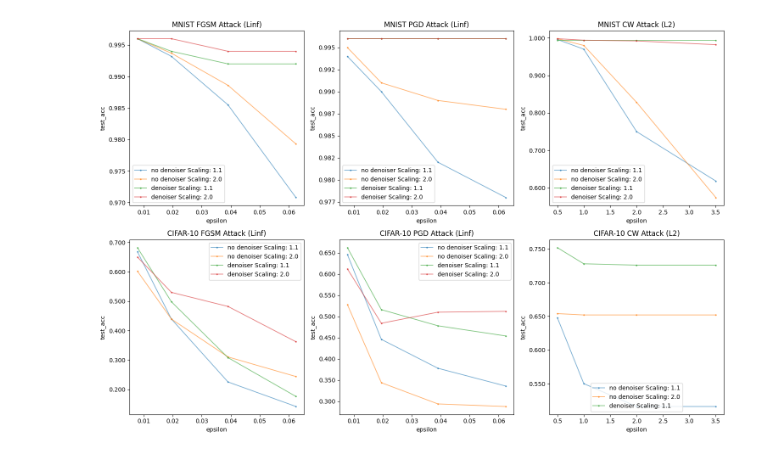
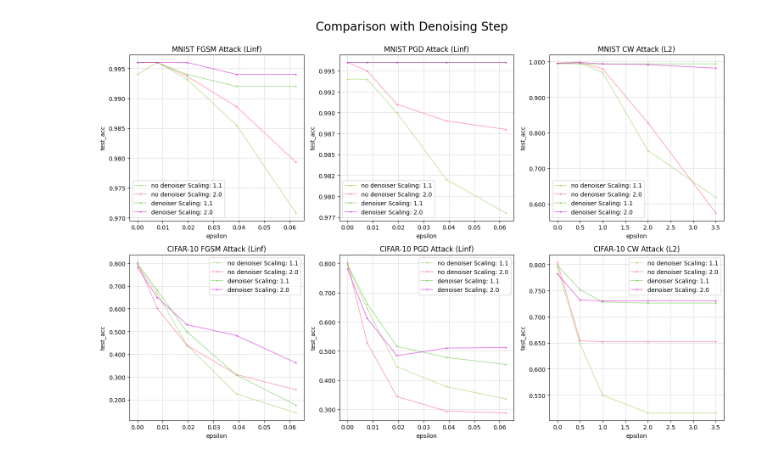
Before and after one commit to JasonTang99/gaussian-pyramid-defense, a Jupyter notebook: plot_exp.ipynb, the cells around one changed output. Cells and saved outputs as stored; diff of their text form; code cells hidden in the pictures.

```diff
--- a/plot_exp.ipynb
+++ b/plot_exp.ipynb
@@ -77,7 +78,7 @@ fastadv_df = dicts_to_df(fgsm, pgd, cw, fgsm_pgd_cols, cw_cols)
 # read ensemble results
 fgsm, pgd, cw = {}, {}, {}
 for fp in os.listdir("attack_results"):
-    if 'advens' not in fp and 'denoiser' not in fp:
+    if 'ensadv' not in fp and 'denoiser' not in fp:
         results = read_results(os.path.join("attack_results", fp))
         if "fgsm" in fp:
             fgsm.update(results)
@@ -159,7 +160,7 @@ denoise_df['denoiser'] = True
 # %%
 # fgsm filters (remove results from previous runs which are no longer considered)
 norms = [np.inf]
-epsilons = [x/256 for x in [2, 5, 10, 16]]
+epsilons = [x/256 for x in [0, 2, 5, 10, 16]]
 interpolations = ["bilinear"]
 scalings = [2.0, 1.1]
 scaling_2_up_down = [
@@ -197,14 +198,14 @@ norms = [np.inf]
 nb_iters = [40]
 eps_iters = [5e-4]
 rand_inits = [True]
-epsilons = [x/256 for x in [2, 5, 10, 16]]
+epsilons = [x/256 for x in [0, 2, 5, 10, 16]]
 interpolations = ["bilinear"]
 scalings = [2.0, 1.1]
 scaling_2_up_down = [
     *[(i, i) for i in [0, 3]]
 ]
 scaling_11_up_down = [
-    *[(i, i) for i in [5, 7]],
+    *[(i, i) for i in [3, 5, 7]],
 ]
 
 # apply filters
@@ -230,14 +231,14 @@ len(pgd_df), len(pgd_filt)
 # %%
 # cw filters
 norms = [2.0]
-epsilons = [0.5, 1.0, 2.0, 3.5]
+epsilons = [0.0, 0.5, 1.0, 2.0, 3.5]
 interpolations = ["bilinear"]
 scalings = [2.0, 1.1]
 scaling_2_up_down = [
     *[(i, i) for i in [0, 3]]
 ]
 scaling_11_up_down = [
-    *[(i, i) for i in [5, 7]],
+    *[(i, i) for i in [3, 5, 7]],
 ]
 
 # apply filters
@@ -657,34 +729,53 @@ for dataset in ['mnist', 'cifar10']:
             if name not in plot_data[f'{dataset}_{attack_type}']:
                 plot_data[f'{dataset}_{attack_type}'][name] = [[], []]
             plot_data[f'{dataset}_{attack_type}'][name][0].append(row['test_acc'])
             plot_data[f'{dataset}_{attack_type}'][name][1].append(row['epsilon'])
 
+colors = """
+#9cd55f
+#ff6489
+#68cf47
+#da1dde
+"""
+colors = [c.strip() for c in colors.split('\n') if c.strip()]
+# color map
+color_map = {}
+for i, k in enumerate(plot_data['cifar10_fgsm'].keys()):
+    color_map[k] = colors[i]
+
+
 from matplotlib.ticker import FormatStrFormatter
 
 # plot
 fig, ax = plt.subplots(2, 3, figsize=(15, 10))
 ax[0,0].set_title('MNIST FGSM Attack (Linf)')
 ax[0,1].set_title('MNIST PGD Attack (Linf)')
 ax[0,2].set_title('MNIST CW Attack (L2)')
 ax[1,0].set_title('CIFAR-10 FGSM Attack (Linf)')
 ax[1,1].set_title('CIFAR-10 PGD Attack (Linf)')
 ax[1,2].set_title('CIFAR-10 CW Attack (L2)')
 for i in range(2):
     for j in range(3):
         ax[i,j].set_xlabel('epsilon')
         ax[i,j].set_ylabel('test_acc')
         ax[i,j].yaxis.set_major_formatter(FormatStrFormatter('%.3f'))
 # plot test_acc vs epsilon for each scaling factor
 for i in range(2):
     for j in range(3):
         for name, data in plot_data[f'{"mnist" if i == 0 else "cifar10"}_{"fgsm" if j == 0 else "pgd" if j == 1 else "cw"}'].items():
             ax[i,j].plot(data[1], data[0], label=name, marker='o',
-                linewidth=1.25, markersize=1.75, alpha=0.6)
+                linewidth=1.25, markersize=1.75, alpha=0.6,
+                color=color_map[name])
         ax[i,j].legend()
+        ax[i,j].grid(True, which='major', axis='both', linestyle='--', linewidth=0.5)
+
+# title
+fig.suptitle('Comparison with Denoising Step', fontsize=20, y=1)
+
+# add padding
+plt.tight_layout()
 
 plt.savefig('graphs/denoiser_comparison.png', dpi=100, bbox_inches='tight', pad_inches=0.05)
-# add padding
-plt.tight_layout()
 plt.show()
 # %% [output]
-[figure, old version]
+[figure, new version]
```
Also changed, not shown: parts of 16 cells of this notebook, 47 other files.
